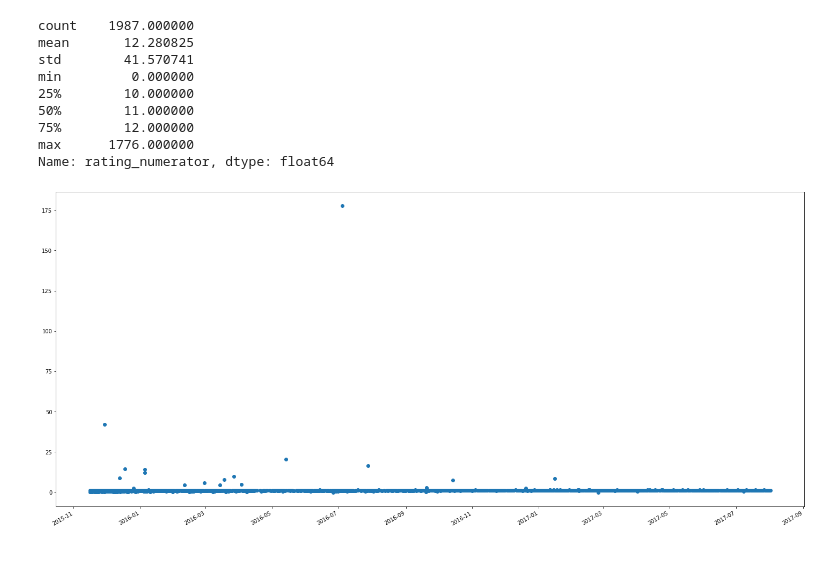
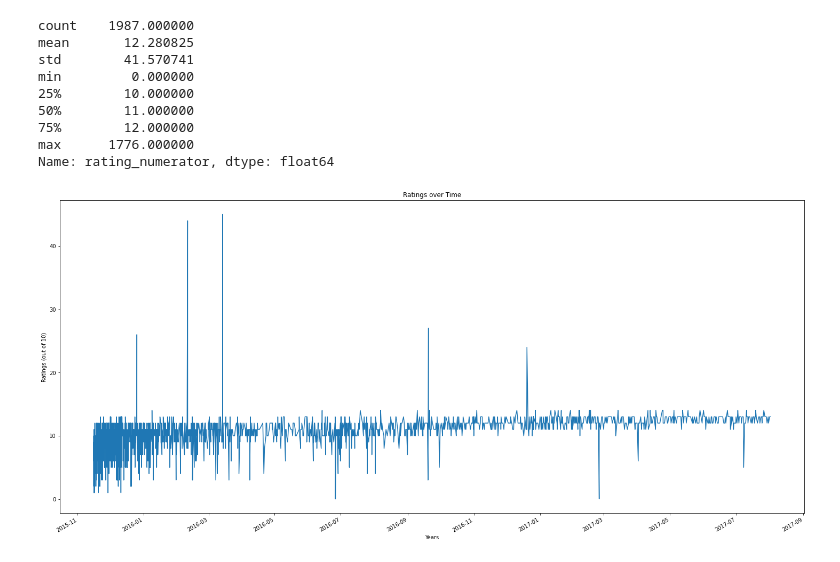
Before and after one commit to chupwalla/wrangling, a Jupyter notebook: wrangle_act.ipynb, the cells around one changed output. Drawn from its saved outputs; the diff is of its cells as text; code cells hidden in the pictures.

```diff
--- a/wrangle_act.ipynb
+++ b/wrangle_act.ipynb
@@ -752,12 +783,15 @@ min         0.000000
 max      1776.000000
 Name: rating_numerator, dtype: float64
 # %%
-time = df_master.timestamp
-ranking = df_master.rating_numerator/10
+time = df_master.query('rating_numerator < 50')['timestamp']
+ranking = df_master.query('rating_numerator < 50')['rating_numerator']
 plt.figure(figsize=(25, 12))
-plt.scatter(time, ranking)
+plt.title('Ratings over Time')
+plt.xlabel('Years')
+plt.ylabel('Ratings (out of 10)')
+plt.plot(time, ranking)
 plt.gcf().autofmt_xdate()
 
 plt.show()
 # %% [output]
-[figure, old version]
+[figure, new version]
```
Also changed, not shown: parts of 15 cells of this notebook, 5 other files.
